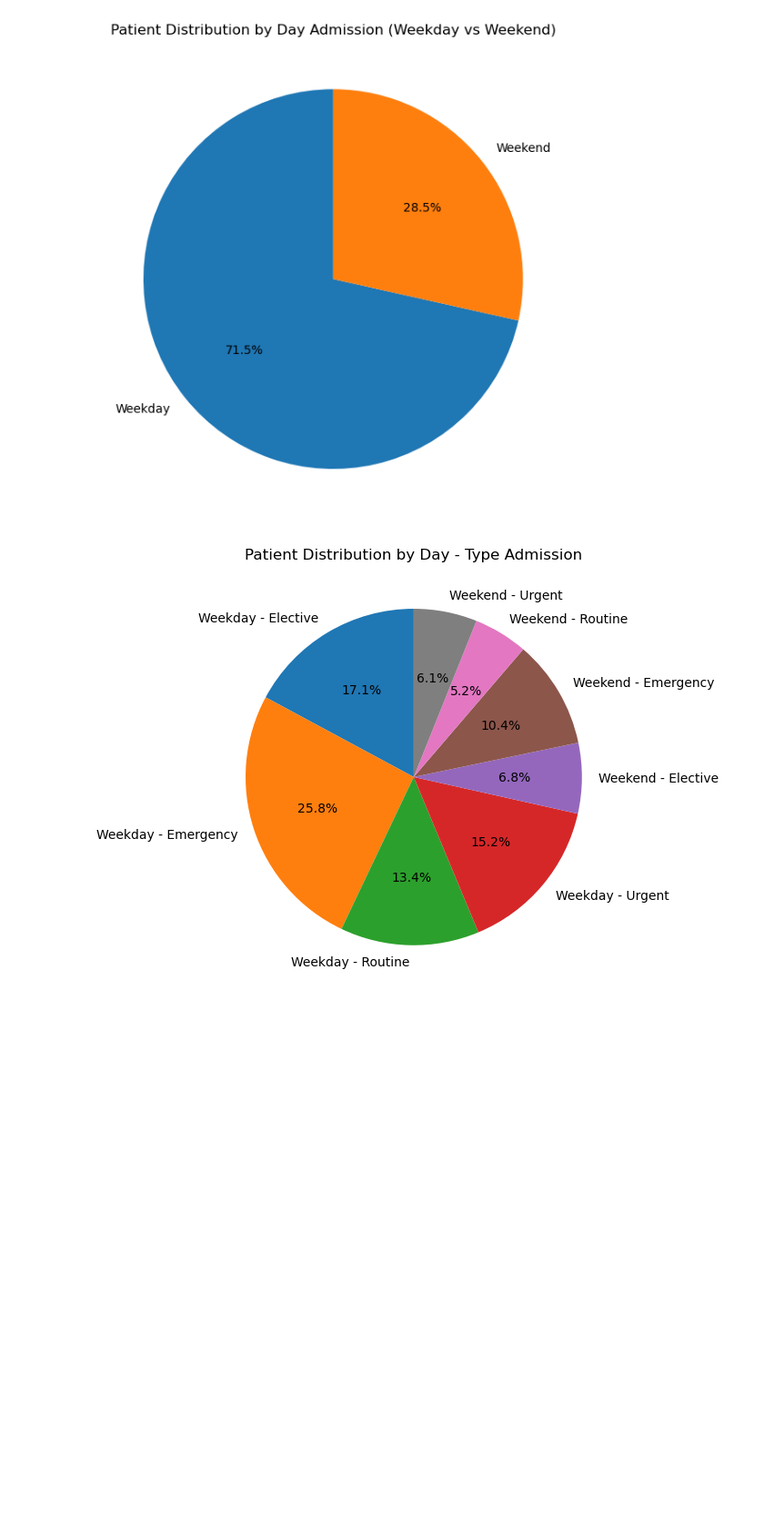
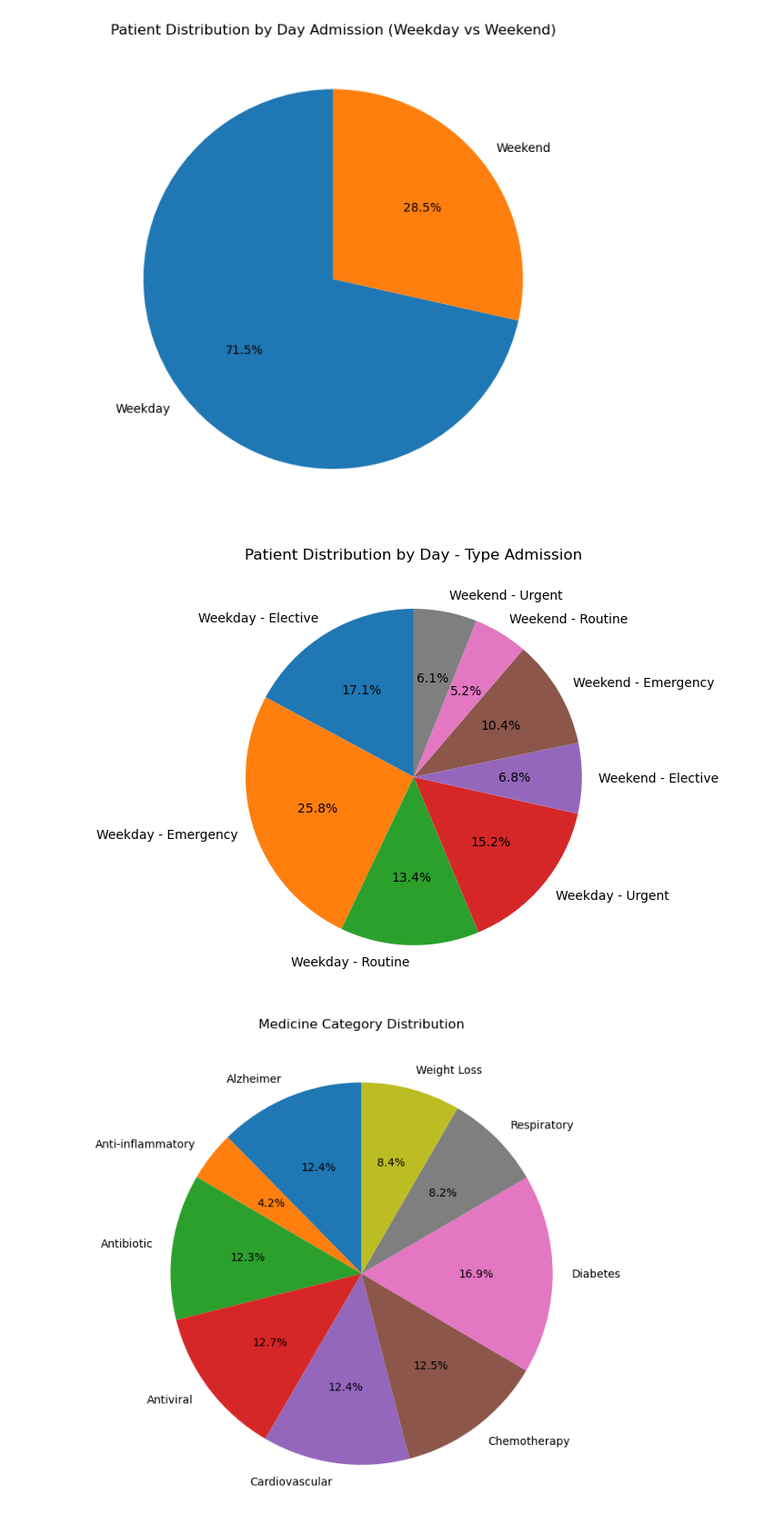
Before and after one commit to FlazeFy2/DS-Healthcare_Dataset, a Jupyter notebook: exploratory data analysis-pie.ipynb, the cells around one changed output. Shown at 91% size. Saved outputs shown, nothing was run; the diff lists cells and outputs as text; code cells hidden in the pictures; blank space fills up the shorter version.

Commit message:
[DS] Exploratory Data Analysis (EDA) - Pie Chart Medicine Category Distribution

```diff
--- a/exploratory data analysis-pie.ipynb
+++ b/exploratory data analysis-pie.ipynb
@@ -260,3 +260,68 @@ plt.tight_layout()
 plt.show()
 # %% [output]
 [figure]
+# %%
+import pandas as pd
+import matplotlib.pyplot as plt
+
+# Dataset
+# Exploratory Data Analysis (EDA) - Pie Chart Medicine Category Distribution
+df = pd.read_csv("modified_healthcare_dataset.csv")
+
+# Group medications
+medication_map = {
+    # Antibiotics
+    'Azithromycin': 'Antibiotic',
+    'Ciprofloxacin': 'Antibiotic',
+    'Amoxicillin': 'Antibiotic',
+
+    # Antivirals
+    'Tamiflu': 'Antiviral',
+    'Zanamivir': 'Antiviral',
+    'Oseltamivir': 'Antiviral',
+
+    # Chemotherapy
+    'Cisplatin': 'Chemotherapy',
+    'Doxorubicin': 'Chemotherapy',
+    'Methotrexate': 'Chemotherapy',
+
+    # Anti-inflammatory / Corticosteroids
+    'Prednisone': 'Anti-inflammatory',
+
+    # Cardiovascular
+    'Beta-blockers': 'Cardiovascular',
+    'Statins': 'Cardiovascular',
+    'Aspirin': 'Cardiovascular',
+
+    # Alzheimer's / Dementia
+    'Donepezil': 'Alzheimer',
+    'Memantine': 'Alzheimer',
+    'Rivastigmine': 'Alzheimer',
+
+    # Respiratory
+    'Albuterol': 'Respiratory',
+    'Montelukast': 'Respiratory',
+
+    # Diabetes
+    'Insulin': 'Diabetes',
+    'Metformin': 'Diabetes',
+    'Glipizide': 'Diabetes',
+
+    # Weight Loss
+    'Orlistat': 'Weight Loss',
+    'Phentermine': 'Weight Loss'
+}
+df['Medication Category'] = df['Medication'].map(medication_map)
+
+# Count Patients by Combined Type
+combined_counts = df["Medication Category"].value_counts().sort_index()
+
+# Pie Chart
+plt.figure(figsize=(7, 7))
+combined_counts.plot.pie(autopct='%1.1f%%', startangle=90)
+plt.title("Medicine Category Distribution")
+plt.ylabel("")
+plt.tight_layout()
+plt.show()
+# %% [output]
+[figure, added]
```
